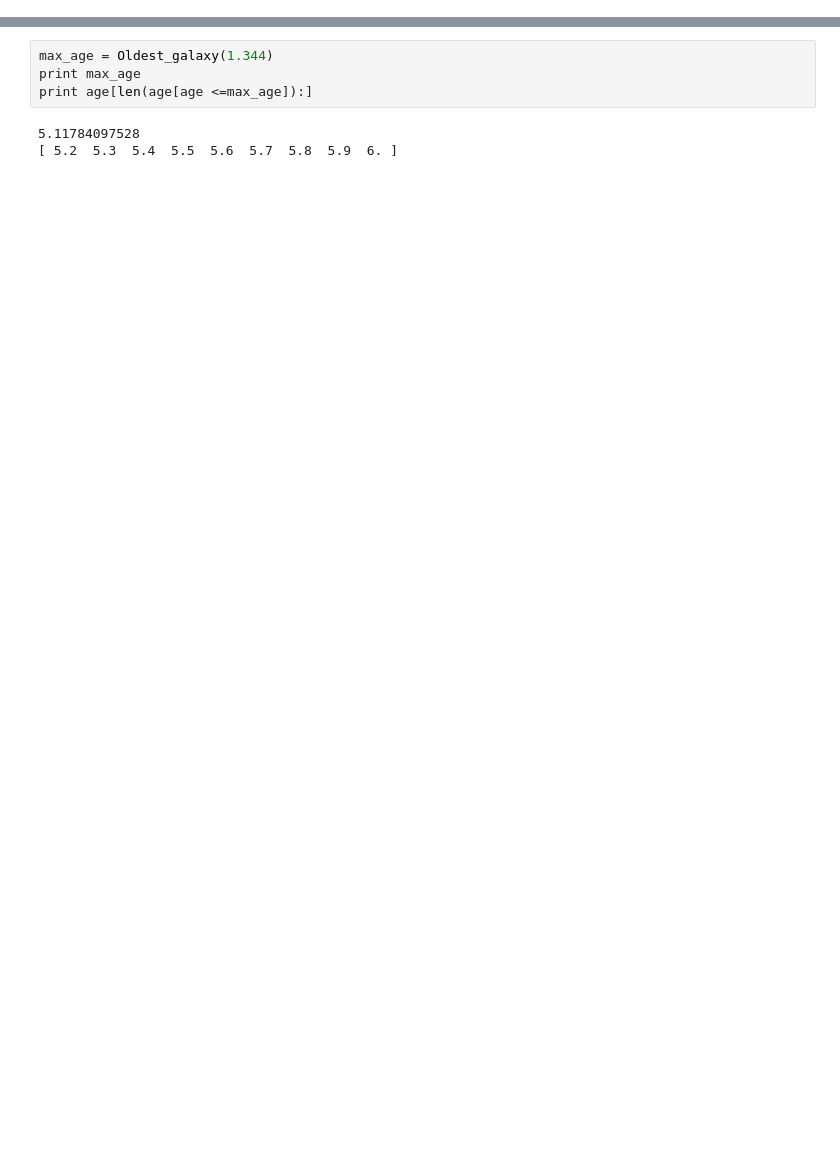
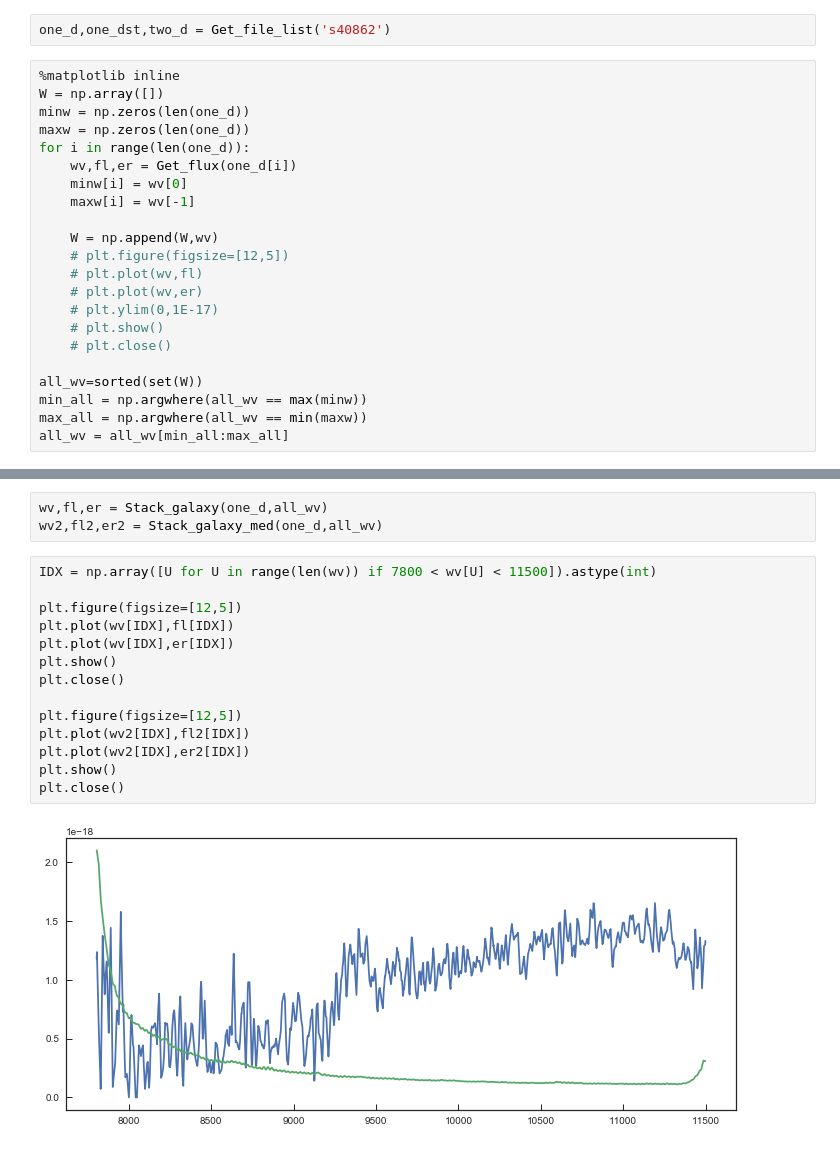
Before and after one commit to Vince-ec/Quiescent_analysis, a Jupyter notebook: scripts/Spectra_exam.ipynb, the cells around one changed output, grey strips where cells are left out. Cells and saved outputs as stored; diff of their text form; blank space fills up the shorter version.

```diff
--- a/scripts/Spectra_exam.ipynb
+++ b/scripts/Spectra_exam.ipynb
@@ -56,3 +81,27 @@ print glist
+# %%
+one_d,one_dst,two_d = Get_file_list('s40862')
+# %%
+%matplotlib inline
+W = np.array([])
+minw = np.zeros(len(one_d))
+maxw = np.zeros(len(one_d))
+for i in range(len(one_d)):
+    wv,fl,er = Get_flux(one_d[i])
+    minw[i] = wv[0]
+    maxw[i] = wv[-1]
+
+    W = np.append(W,wv)
+    # plt.figure(figsize=[12,5])
+    # plt.plot(wv,fl)
+    # plt.plot(wv,er)
+    # plt.ylim(0,1E-17)
+    # plt.show()
+    # plt.close()
+
+all_wv=sorted(set(W))
+min_all = np.argwhere(all_wv == max(minw))
+max_all = np.argwhere(all_wv == min(maxw))
+all_wv = all_wv[min_all:max_all]
 # %%
 def Stack_galaxy(spec, wv):
     flgrid = np.zeros([len(spec), len(wv)])
@@ -331,7 +157,19 @@ plt.close()
-# %%
-max_age = Oldest_galaxy(1.344)
-print max_age
-print age[len(age[age <=max_age]):]
-# %% [output]
-5.11784097528
-[ 5.2  5.3  5.4  5.5  5.6  5.7  5.8  5.9  6. ]
+# %%
+wv,fl,er = Stack_galaxy(one_d,all_wv)
+wv2,fl2,er2 = Stack_galaxy_med(one_d,all_wv)
+# %%
+IDX = np.array([U for U in range(len(wv)) if 7800 < wv[U] < 11500]).astype(int)
+
+plt.figure(figsize=[12,5])
+plt.plot(wv[IDX],fl[IDX])
+plt.plot(wv[IDX],er[IDX])
+plt.show()
+plt.close()
+
+plt.figure(figsize=[12,5])
+plt.plot(wv2[IDX],fl2[IDX])
+plt.plot(wv2[IDX],er2[IDX])
+plt.show()
+plt.close()
+# %% [output]
+[figure, added]
```
Also changed, not shown: parts of 15 cells of this notebook, 7 other files.
